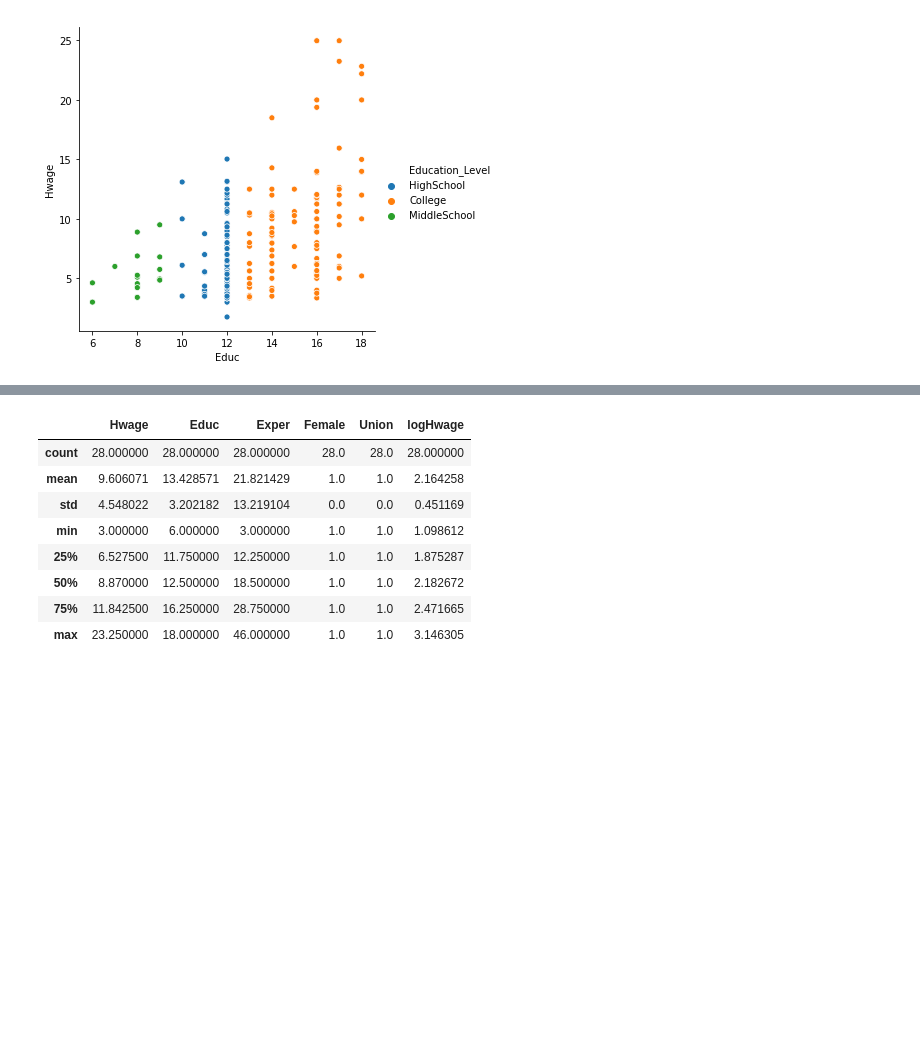
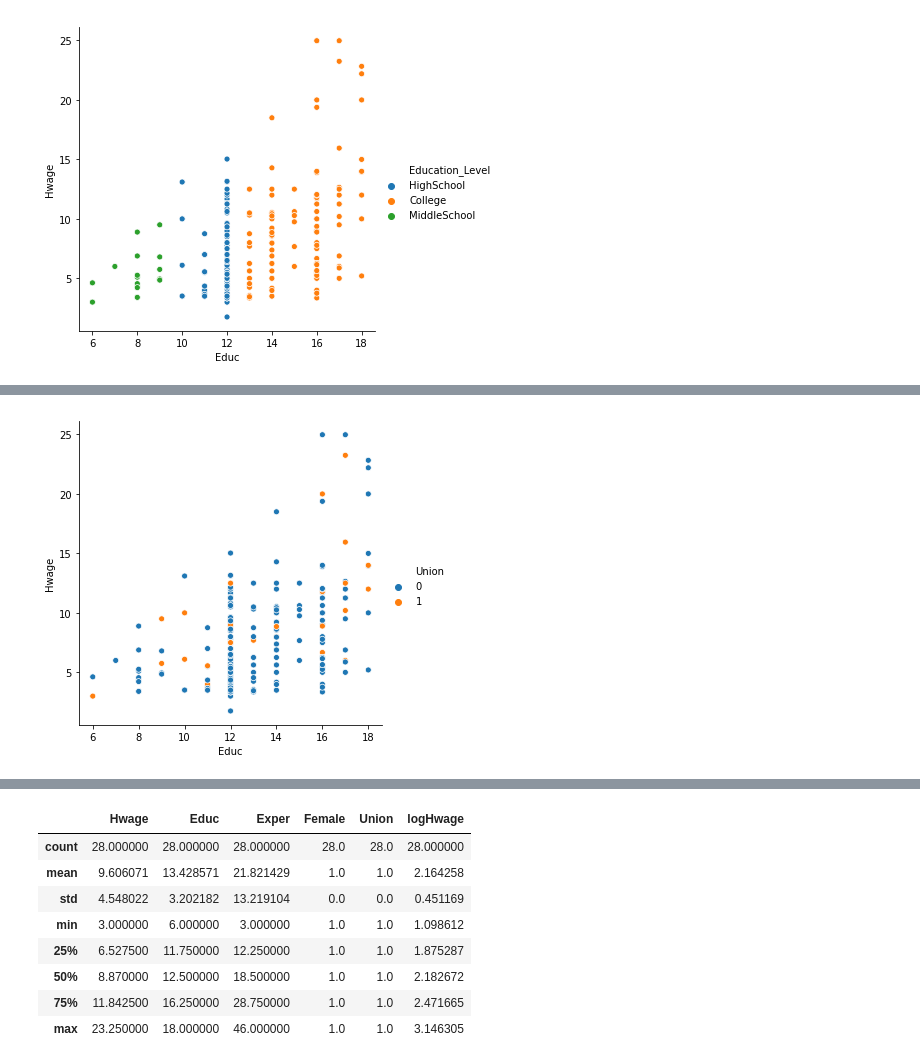
Before and after one commit to Captmoonshot/Hwage_article, a Jupyter notebook: Hwage.ipynb, the cells around one changed output, grey strips where cells are left out. Saved outputs shown, nothing was run; the diff lists cells and outputs as text; code cells hidden in the pictures; blank space fills up the shorter version.

```diff
--- a/Hwage.ipynb
+++ b/Hwage.ipynb
@@ -257,7 +277,9 @@ sns.lmplot('Educ', 'logHwage', data=wages);
 # %% [output]
 [figure]
 # %%
-wages_female = wages[(wages['Hwage']==wages['Hwage']) & (wages['Female']==1)]
+# All Female DataFrame
+
+wages_female = wages[wages['Female']==1]
 wages_female.head()
 # %% [output]
 |  | Hwage | Educ | Exper | Female | Union | Education_Level | logHwage |
@@ -290,0 +317,4 @@ sns.relplot(x="Educ", y="Hwage", hue='Education_Level', data=wages_female);
+# %%
+sns.relplot(x="Educ", y="Hwage", hue='Union', data=wages_female);
+# %% [output]
+[figure, added]
```
Also changed, not shown: parts of 17 cells of this notebook.
